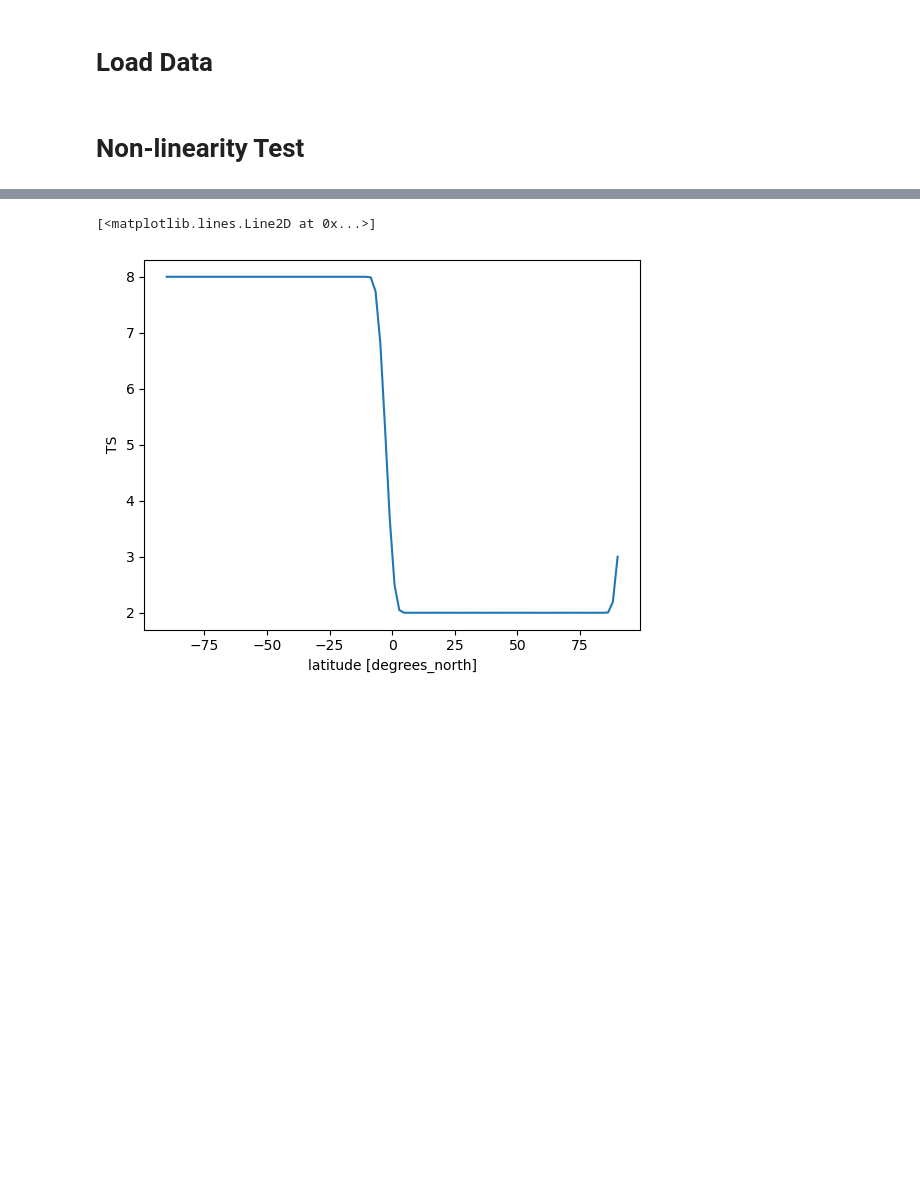
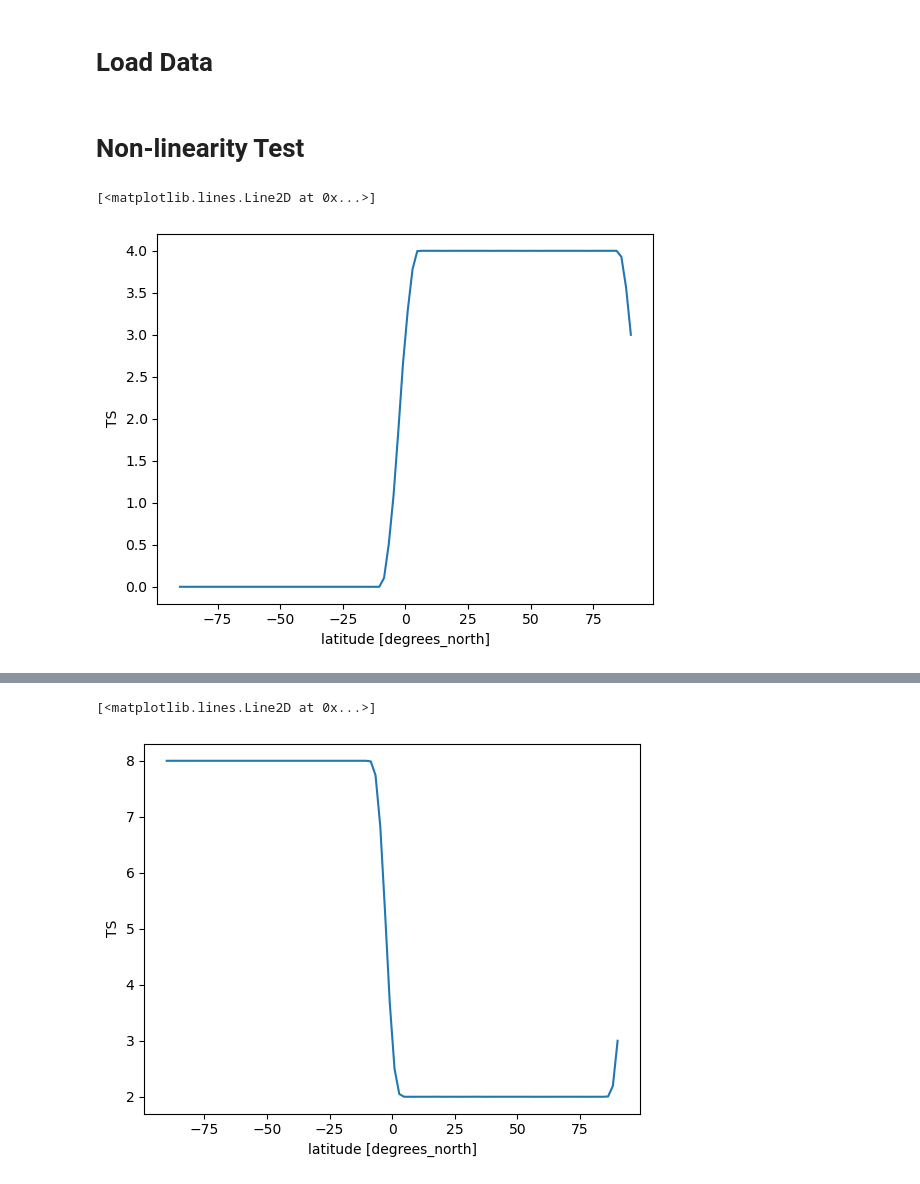
Before and after one commit to mailesasaki/cdds_sst_perturbations, a Jupyter notebook: Project_1_Linearity_test.ipynb, the cells around one changed output, grey strips where cells are left out. Saved outputs shown, nothing was run; the diff lists cells and outputs as text; code cells hidden in the pictures; blank space fills up the shorter version.

```diff
--- a/Project_1_Linearity_test.ipynb
+++ b/Project_1_Linearity_test.ipynb
@@ -193,5 +197,11 @@ two_k = data_2k.TS.mean('lon')-data_control.TS.mean('lon')
 squre_two_k=two_k**2
 # %%
 squre_total=pole**2+zero**2+five**2+ten**2+fifteen**2+twenty**2+twentyfive**2+thirty**2+thirtyfive**2+fourty**2+fourtyfive**2+fifty**2+fiftyfive**2+sixty**2+sixtyfive**2+seventy**2+seventyfive**2+eighty**2+eightyfive**2
+total=pole+zero+five+ten+fifteen+twenty+twentyfive+thirty+thirtyfive+fourty+fourtyfive+fifty+fiftyfive+sixty+sixtyfive+seventy+seventyfive+eighty+eightyfive
 # %%
 diff=2*squre_two_k-squre_total
+# %%
+total.plot()
+# %% [output]
+[<matplotlib.lines.Line2D at 0x...>]
+[figure, added]
```
Also changed, not shown: parts of 48 cells of this notebook.
